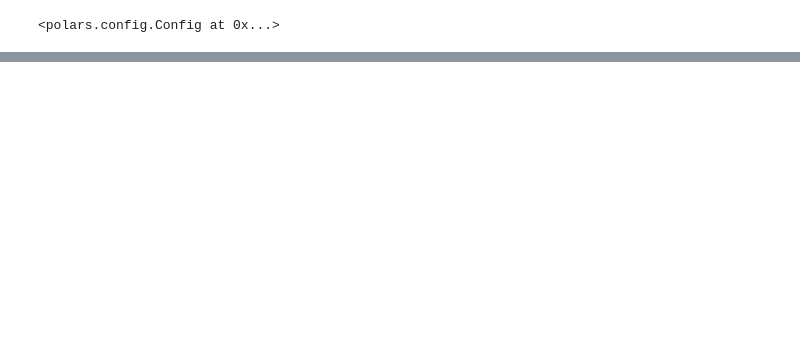
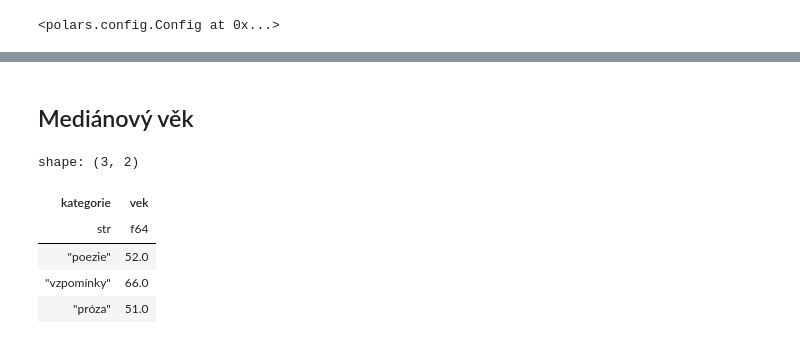
Before and after one commit to DataRozhlas/knizni-peoplemetr, a Jupyter notebook: 903b_tvary_karier.ipynb, the cells around one changed output, grey strips where cells are left out. Drawn from its saved outputs; the diff is of its cells as text; code cells hidden in the pictures; blank space fills up the shorter version.

```diff
--- a/903b_tvary_karier.ipynb
+++ b/903b_tvary_karier.ipynb
@@ -120,0 +271,11 @@ alt.Chart(do_grafu2.to_pandas()).mark_line().encode(
+# %% [markdown]
+## Mediánový věk
+# %%
+do_grafu.group_by("kategorie").agg(pl.col("vek").median())
+# %% [output]
+shape: (3, 2)
+| kategorie | vek |
+| str | f64 |
+| "poezie" | 52.0 |
+| "vzpomínky" | 66.0 |
+| "próza" | 51.0 |
```
Also changed, not shown: parts of 25 cells of this notebook, 1 other file.
